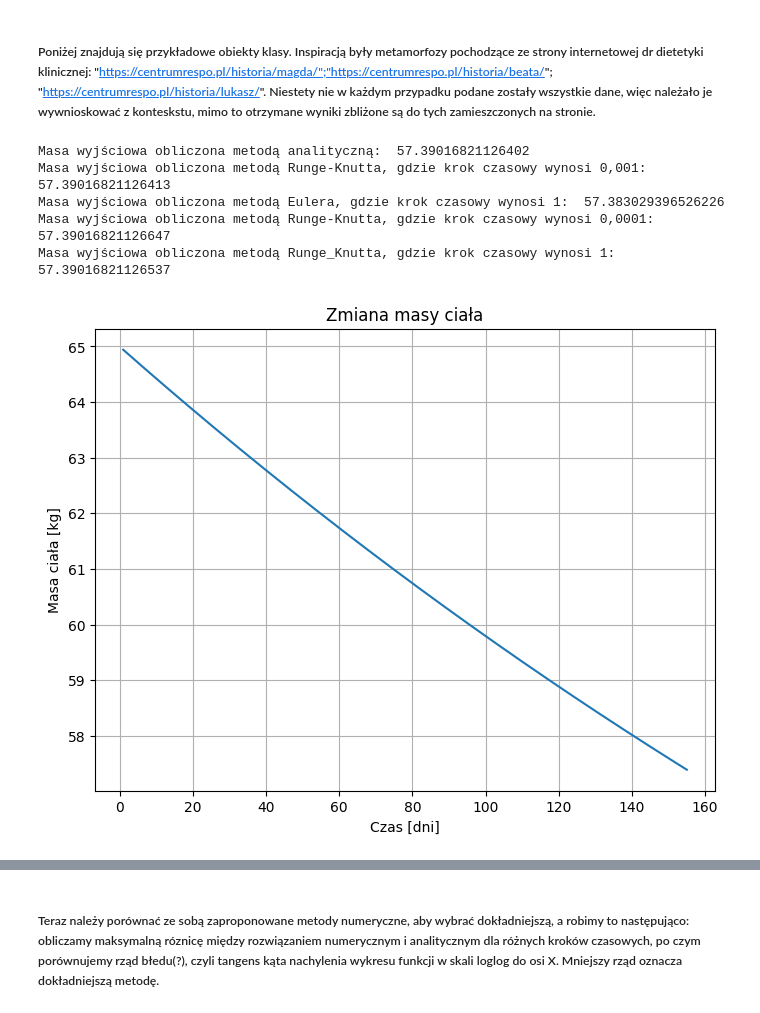
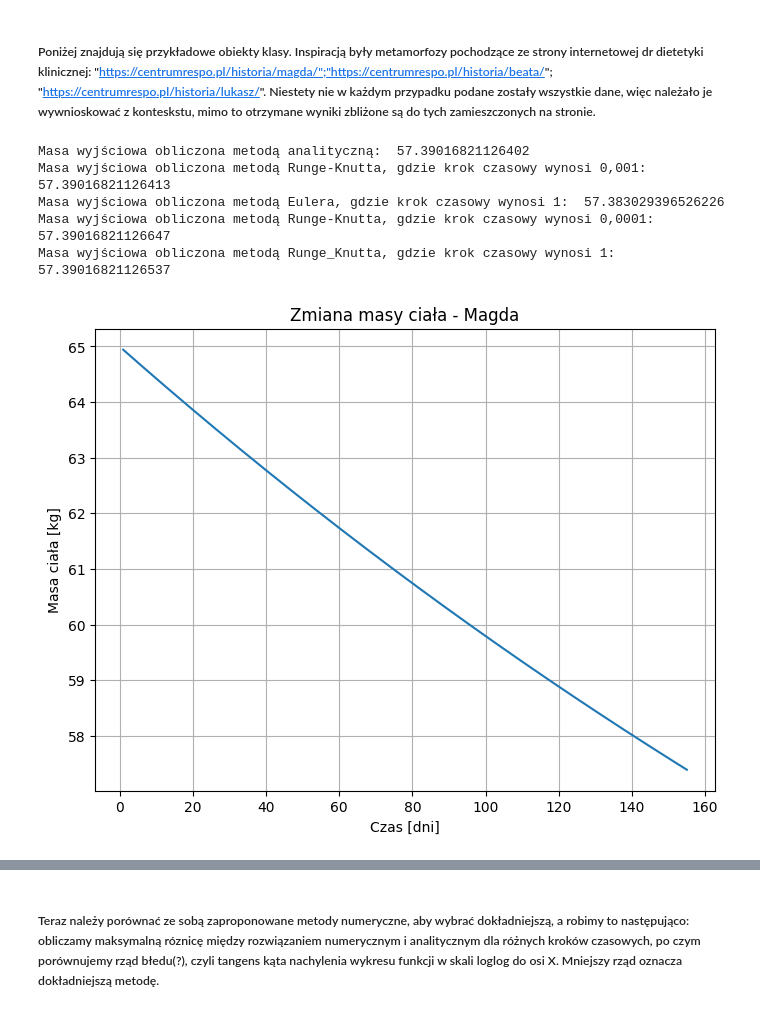
Before and after one commit to alicjagornik/Projekt_Rownania, a Jupyter notebook: tekst.ipynb, the cells around one changed output, grey strips where cells are left out. Drawn from its saved outputs; the diff is of its cells as text; code cells hidden in the pictures.

```diff
--- a/tekst.ipynb
+++ b/tekst.ipynb
@@ -268,19 +235,19 @@ class BodyWeight():
 # %% [markdown]
 ##### Poniżej znajdują się przykładowe obiekty klasy. Inspiracją były metamorfozy pochodzące ze strony internetowej dr dietetyki klinicznej: "https://centrumrespo.pl/historia/magda/";"https://centrumrespo.pl/historia/beata/"; "https://centrumrespo.pl/historia/lukasz/". Niestety nie w każdym przypadku podane zostały wszystkie dane, więc należało je wywnioskować z konteskstu, mimo to otrzymane wyniki zbliżone są do tych zamieszczonych na stronie.
 # %%
-Magda = BodyWeight(t=155, m=65, h=162, a=33, c=1858, f=1.725, sex="k")
+Magda = BodyWeight(name="Magda", t=155, m=65, h=162, a=33, c=1858, f=1.725, sex="k")
 Magda.BMR()
 print("Masa wyjściowa obliczona metodą analityczną: ", Magda.final_weight_analytical())
 print("Masa wyjściowa obliczona metodą Runge-Knutta, gdzie krok czasowy wynosi 0,001: ", Magda.final_weight_runge_kutta())
 print("Masa wyjściowa obliczona metodą Eulera, gdzie krok czasowy wynosi 1: ", Magda.final_weight_euler(h=1))
 print("Masa wyjściowa obliczona metodą Runge-Knutta, gdzie krok czasowy wynosi 0,0001: ", Magda.final_weight_runge_kutta(h=0.0001))
 print("Masa wyjściowa obliczona metodą Runge_Knutta, gdzie krok czasowy wynosi 1: ", Magda.final_weight_runge_kutta(h=1))
 Magda.all_weights()
 # %% [output]
 Masa wyjściowa obliczona metodą analityczną:  57.39016821126402
 Masa wyjściowa obliczona metodą Runge-Knutta, gdzie krok czasowy wynosi 0,001:  57.39016821126413
 Masa wyjściowa obliczona metodą Eulera, gdzie krok czasowy wynosi 1:  57.383029396526226
 Masa wyjściowa obliczona metodą Runge-Knutta, gdzie krok czasowy wynosi 0,0001:  57.39016821126647
 Masa wyjściowa obliczona metodą Runge_Knutta, gdzie krok czasowy wynosi 1:  57.39016821126537
-[figure, old version]
+[figure, new version]
 # %%
```
Also changed, not shown: parts of 7 cells of this notebook.
